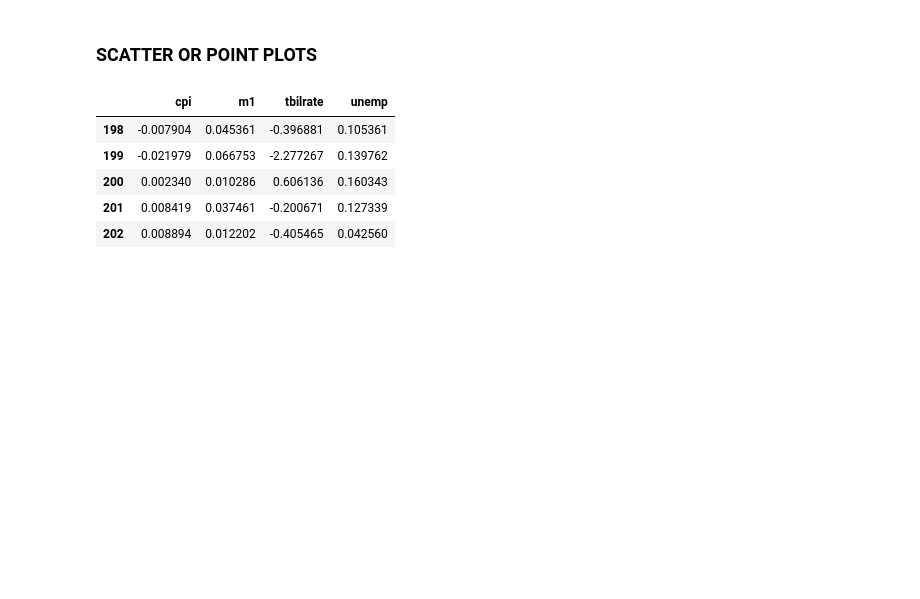
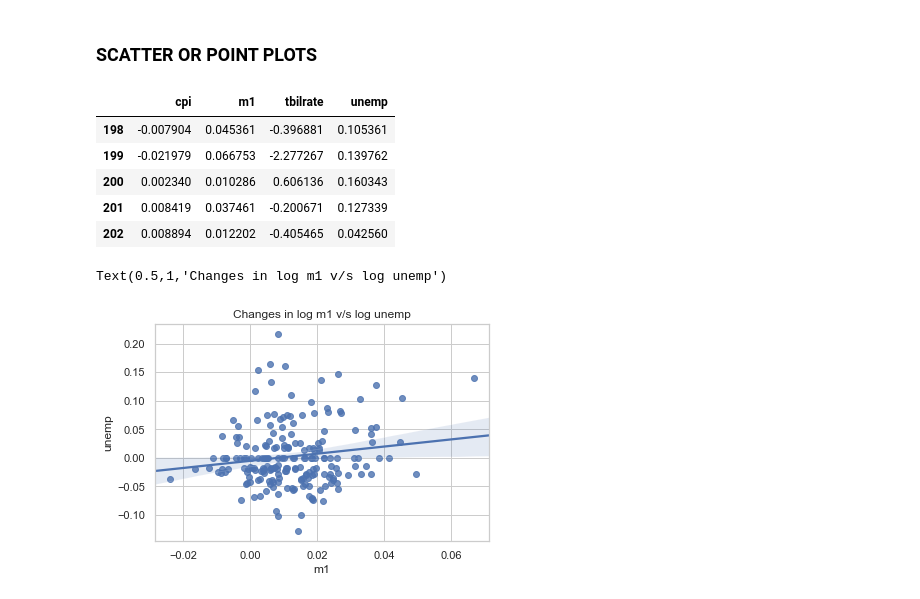
Before and after one commit to indrajeet007/Python-Data-Analysis-Notes, a Jupyter notebook: notebooks/Plotting with Pandas and Seaborn.ipynb, the cells around one changed output. Drawn from its saved outputs; the diff is of its cells as text; code cells hidden in the pictures; blank space fills up the shorter version.

Commit message:
done with seaborn basics and different available plots

```diff
--- a/notebooks/Plotting with Pandas and Seaborn.ipynb
+++ b/notebooks/Plotting with Pandas and Seaborn.ipynb
@@ -268,3 +268,10 @@ trans_data[-5:]
 | 200 | 0.002340 | 0.010286 | 0.606136 | 0.160343 |
 | 201 | 0.008419 | 0.037461 | -0.200671 | 0.127339 |
 | 202 | 0.008894 | 0.012202 | -0.405465 | 0.042560 |
+# %%
+# use 'regplot' to plot a scatter and fit a linear regression line
+sns.regplot('m1', 'unemp', data=trans_data)
+plt.title('Changes in log %s v/s log %s' % ('m1', 'unemp'))
+# %% [output]
+Text(0.5,1,'Changes in log m1 v/s log unemp')
+[figure, added]
```
Also changed, not shown: parts of 20 cells of this notebook.
